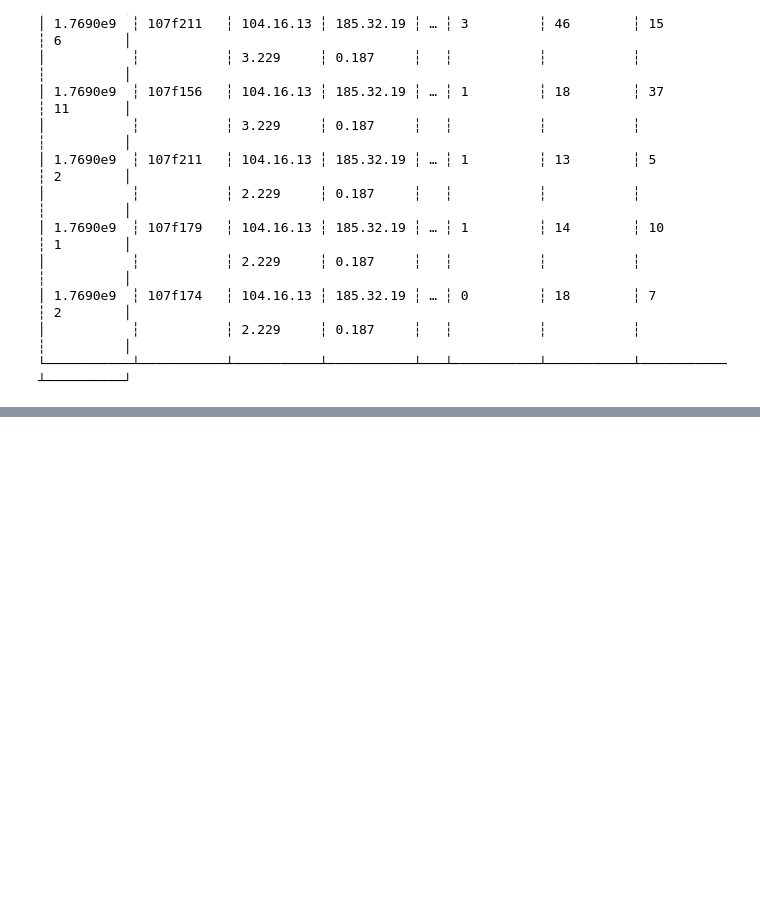
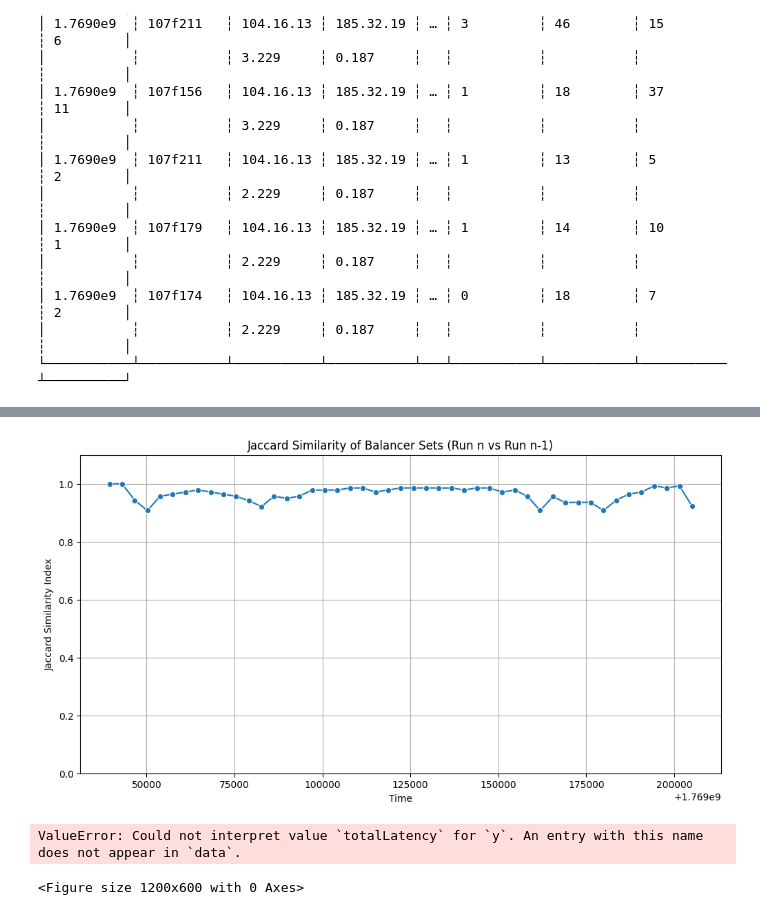
Before and after one commit to YoussefHenna/tud-im-cloudflare-lb-measurments, a Jupyter notebook: analysis/lisbon.ipynb, the cells around one changed output, grey strips where cells are left out. Drawn from its saved outputs; the diff is of its cells as text; code cells hidden in the pictures; blank space fills up the shorter version.

```diff
--- a/analysis/lisbon.ipynb
+++ b/analysis/lisbon.ipynb
@@ -96,0 +133,65 @@ plt.show()
+# %%
+# Jaccard Similarity Analysis
+# Re-calculating run_id to ensure we have it for this analysis
+df_runs = df.sort("timestamp").with_columns(
+    (pl.col("timestamp").diff().fill_null(0) > 1200).cum_sum().alias("run_id")
+)
+
+# Group by run_id and collect balancerIds
+run_balancers = (
+    df_runs.group_by("run_id")
+    .agg([
+        pl.col("timestamp").min().alias("start_time"),
+        pl.col("balancerId").unique().alias("balancers")
+    ])
+    .sort("run_id")
+)
+
+# Calculate Jaccard Similarity between consecutive runs
+jaccard_scores = []
+run_ids = run_balancers["run_id"].to_list()
+start_times = run_balancers["start_time"].to_list()
+balancers_sets = [set(b) for b in run_balancers["balancers"].to_list()]
+
+for i in range(len(run_ids) - 1):
+    set_a = balancers_sets[i]
+    set_b = balancers_sets[i+1]
+
+    intersection = len(set_a.intersection(set_b))
+    union = len(set_a.union(set_b))
+    jaccard = intersection / union if union > 0 else 0.0
+
+    jaccard_scores.append({
+        "run_id": run_ids[i+1],
+        "start_time": start_times[i+1],
+        "jaccard_similarity": jaccard
+    })
+
+df_jaccard = pl.DataFrame(jaccard_scores)
+
+# Visualization
+plt.figure(figsize=(12, 6))
+sns.lineplot(data=df_jaccard, x="start_time", y="jaccard_similarity", marker="o")
+plt.title("Jaccard Similarity of Balancer Sets (Run n vs Run n-1)")
+plt.xlabel("Time")
+plt.ylabel("Jaccard Similarity Index")
+plt.ylim(0, 1.1)
+plt.grid(True)
+plt.show()
+# %% [output]
+[figure, added]
+# %%
+df_with_ts = df.with_columns(
+    pl.from_epoch(pl.col("timestamp").cast(pl.Int64), time_unit="s").alias("timestamp_dt")
+)
+
+plt.figure(figsize=(12, 6))
+sns.lineplot(data=df_with_ts, x="timestamp_dt", y="latencyTotal", marker="o")
+plt.title("Latency over time")
+plt.xlabel("Time")
+plt.ylabel("Latency")
+plt.grid(True)
+plt.show()
+# %% [output]
+ValueError: Could not interpret value `totalLatency` for `y`. An entry with this name does not appear in `data`.
+<Figure size 1200x600 with 0 Axes>
```
Also changed, not shown: parts of 4 cells of this notebook, 1 other file.
